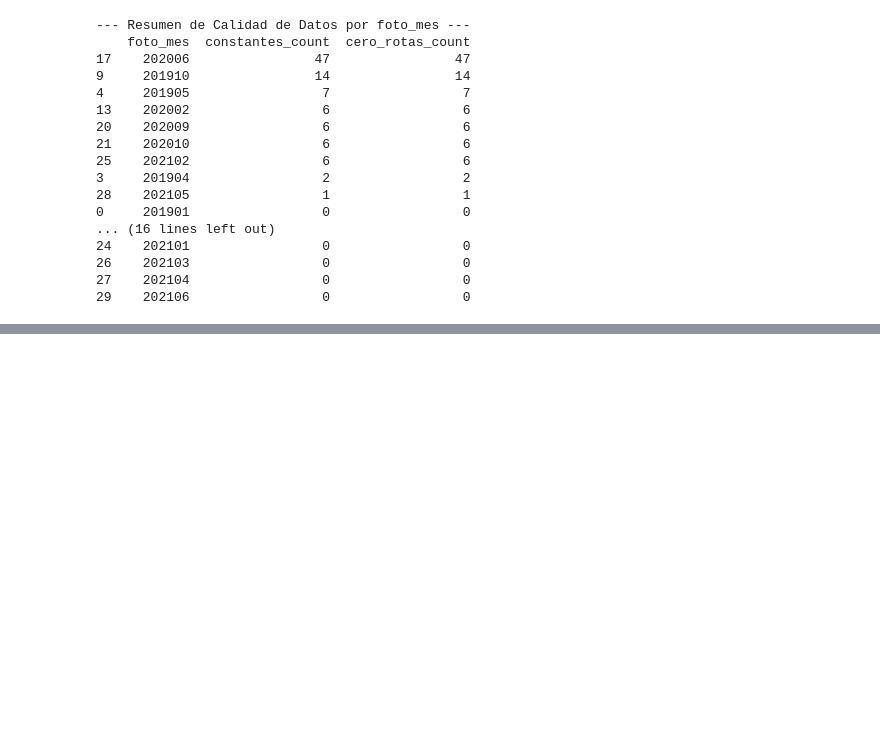
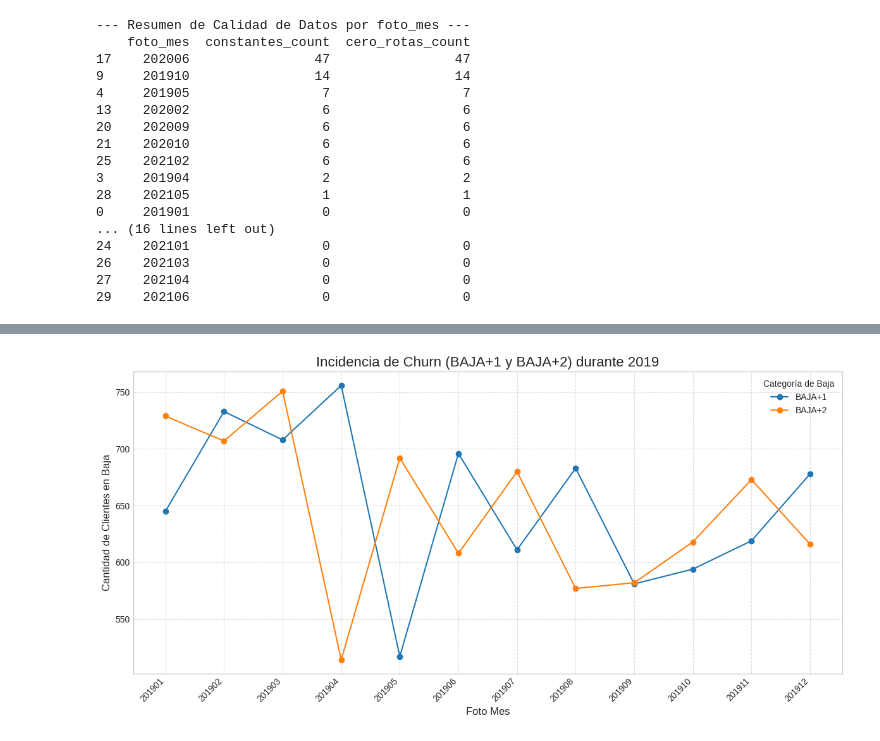
Before and after one commit to AgustinCdeCelis/dmeyf2025, a Jupyter notebook: competencia_02/EDA.ipynb, the cells around one changed output, grey strips where cells are left out. Saved outputs shown, nothing was run; the diff lists cells and outputs as text; code cells hidden in the pictures; blank space fills up the shorter version.

```diff
--- a/competencia_02/EDA.ipynb
+++ b/competencia_02/EDA.ipynb
@@ -236,0 +330,43 @@ print(resumen_final.sort_values(by=['constantes_count', 'cero_rotas_count'], asc
+# %%
+import matplotlib.pyplot as plt
+import seaborn as sns
+import pandas as pd
+
+# Asumiendo que 'distribucion_pivot' es el DataFrame pivotado con todas las fotos_mes.
+# Si estás usando el resultado del paso anterior, usa 'bajas_pivot'
+
+# 1. Seleccionar solo las columnas de interés: BAJA+1 y BAJA+2 (si no lo hiciste antes)
+bajas_pivot = distribucion_pivot[['BAJA+1', 'BAJA+2']]
+
+# 2. Filtrar solo los datos correspondientes al año 2019 (de 201901 a 201912)
+# El índice 'foto_mes' debe ser un número o una cadena para que el filtro funcione.
+# Usamos .loc para seleccionar el rango de índices
+df_2019 = bajas_pivot.loc[201901:201912]
+# Nota: Si tu índice es de tipo string, usa .loc['201901':'201912']
+
+# 3. Configuración del gráfico
+plt.figure(figsize=(12, 6))
+plt.style.use('seaborn-v0_8-whitegrid')
+
+# 4. Generar el gráfico de líneas solo para el 2019
+df_2019.plot(kind='line', marker='o', ax=plt.gca())
+
+# 5. Configuración de Etiquetas y Títulos
+plt.title('Incidencia de Churn (BAJA+1 y BAJA+2) durante 2019', fontsize=16)
+plt.xlabel('Foto Mes', fontsize=12)
+plt.ylabel('Cantidad de Clientes en Baja', fontsize=12)
+
+# Ajustar las etiquetas del eje X para que sean legibles y correspondan al 2019
+plt.xticks(
+    rotation=45,
+    ha='right',
+    ticks=df_2019.index,
+    labels=df_2019.index.astype(str)
+)
+
+plt.legend(title='Categoría de Baja')
+plt.grid(True, linestyle='--', alpha=0.7)
+plt.tight_layout()
+plt.show()
+# %% [output]
+[figure, added]
```
Also changed, not shown: parts of 8 cells of this notebook.
